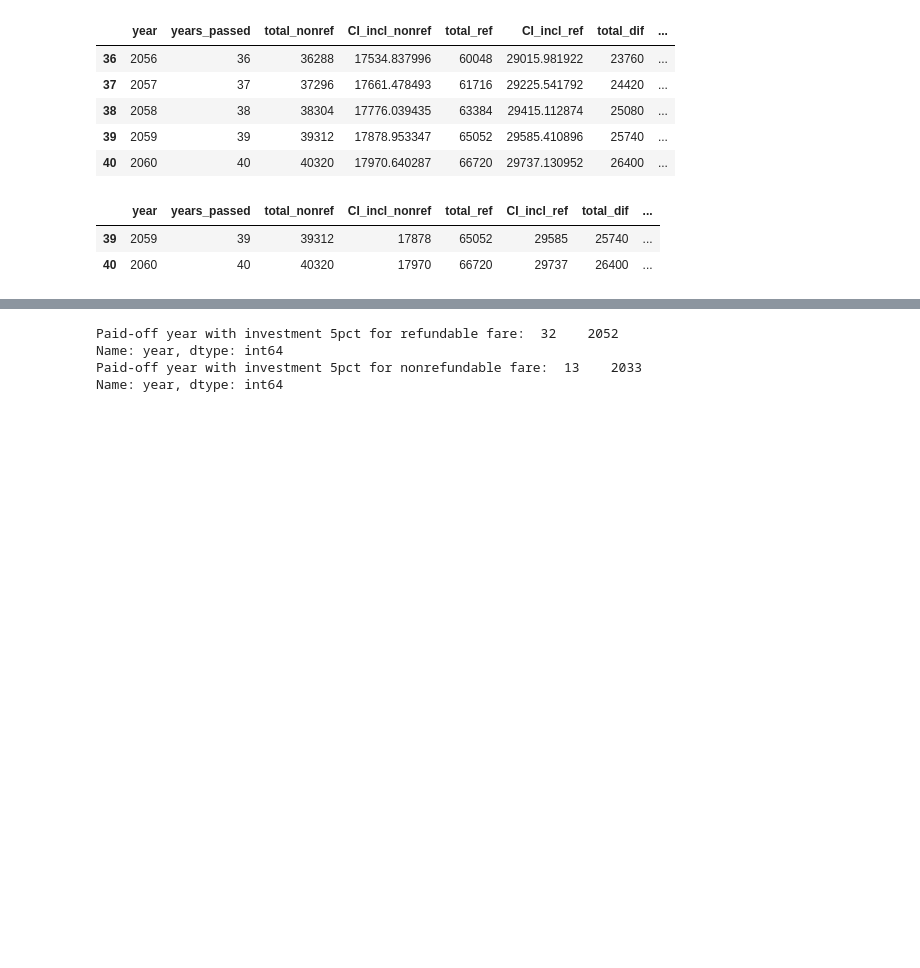
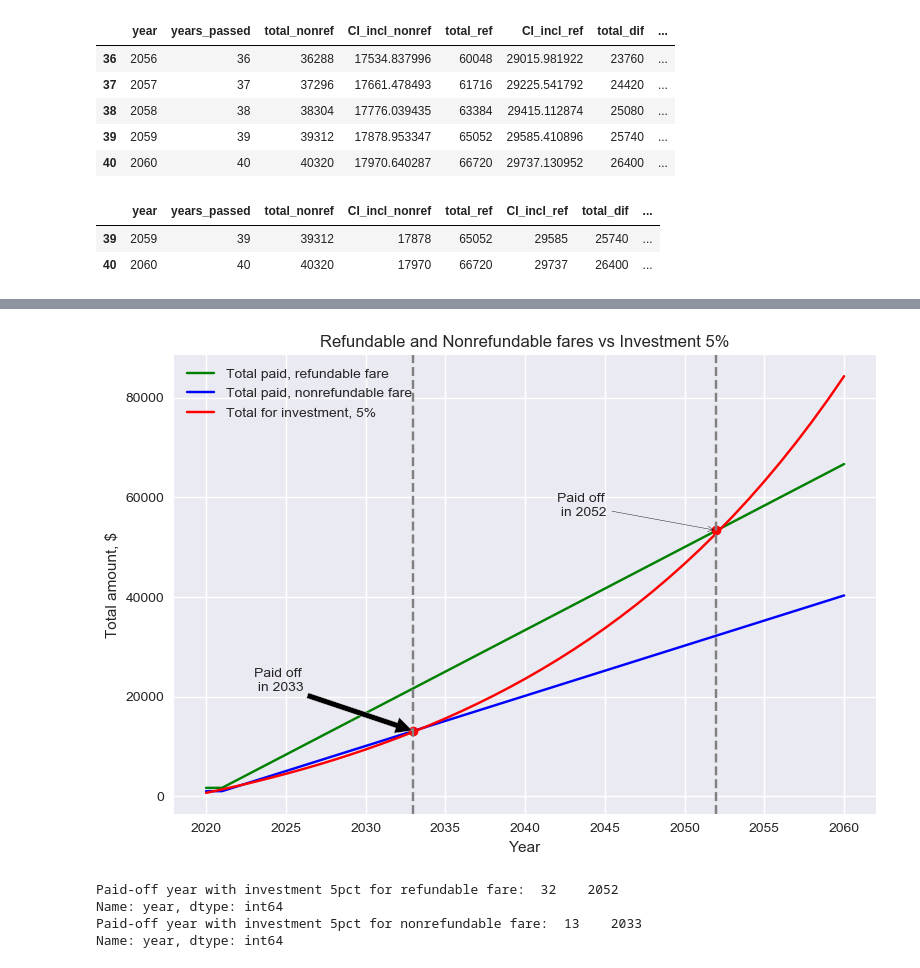
Before and after one commit to samburska/insurance, a Jupyter notebook: Insurance.ipynb, the cells around one changed output, grey strips where cells are left out. Cells and saved outputs as stored; diff of their text form; code cells hidden in the pictures; blank space fills up the shorter version.

```diff
--- a/Insurance.ipynb
+++ b/Insurance.ipynb
@@ -206,3 +210,59 @@ plt.show()
+# %%
+# Plotting chart to discover paid-off time on one chart
+
+fig, ax = plt.subplots()
+# fig, ax = plt.subplot(2, 1, sharey = True)
+ax.plot(ins.year, ins.total_ref,color='green', label = 'Total paid, refundable fare')
+ax.plot(ins.year, ins.total_nonref,color='blue', label = 'Total paid, nonrefundable fare')
+ax.plot(ins.year, ins.end_balance_5pct, color='red', label = 'Total for investment, 5%')
+
+# Intersection point of paid-off for refundable fare with investment 5%
+idx5_ref = np.argwhere(np.diff(np.sign(ins.total_ref - ins.end_balance_5pct))).flatten()
+ax.plot(ins.year[idx5_ref], ins.total_ref[idx5_ref], 'ro')
+
+# Intersection point of paid-off for nonrefundable fare with investment 5%
+idx5_nonref = np.argwhere(np.diff(np.sign(ins.total_nonref - ins.end_balance_5pct))).max().flatten()
+ax.plot(ins.year[idx5_nonref], ins.total_nonref[idx5_nonref], 'ro')
+
+# Annotations:
+year_ref = int(ins.year[idx5_ref])
+amount_ref = int(ins.total_ref[idx5_ref])
+ax.annotate('Paid off\n in ' + str(year_ref), xy = (year_ref,amount_ref), xytext = (year_ref-10, amount_ref+3000), arrowprops = {'arrowstyle':'->', 'color':'black'})
+
+year_nonref = int(ins.year[idx5_nonref])
+amount_nonref = int(ins.total_nonref[idx5_nonref])
+ax.annotate('Paid off\n in ' + str(year_nonref), xy = (year_nonref,amount_nonref), xytext = (year_nonref-10, amount_nonref+8000), arrowprops = dict(facecolor='black', shrink=0.01))
+
+# Adding lines
+# ax.axhline(amount_nonref, color = 'grey', linestyle='--')
+ax.axvline(year_nonref, color='grey', linestyle='--')
+ax.axvline(year_ref, color='grey', linestyle='--')
+
+# Adding Vertical Spans
+# ax.axvspan(year, ins.year.max(), alpha=0.5, color='cornsilk')
+
+ax.set_xlabel('Year')
+ax.set_ylabel('Total amount, $')
+ax.legend(loc = 'upper left')
+
+ax.set_title('Refundable and Nonrefundable fares vs Investment 5%')
+
+
+
+# # Adding lines
+# ax[1].axhline(amount, color = 'grey', linestyle='--')
+# ax[1].axvline(year, color='grey', linestyle='--')
+
+# # Adding Vertical Spans
+# ax[1].axvspan(year, ins.year.max(), alpha=0.5, color='cornsilk')
+
+
+fig.savefig(r"files/Paid_off_time2.jpg")
+plt.tight_layout()
+
+plt.show()
+# %% [output]
+[figure, added]
 # %%
 # print("Paid-off year with investment 3%: ", ins.year[idx3])
 print("Paid-off year with investment 5pct for refundable fare: ", ins.year[idx5_ref])
```
Also changed, not shown: parts of 5 cells of this notebook, 6 other files.
